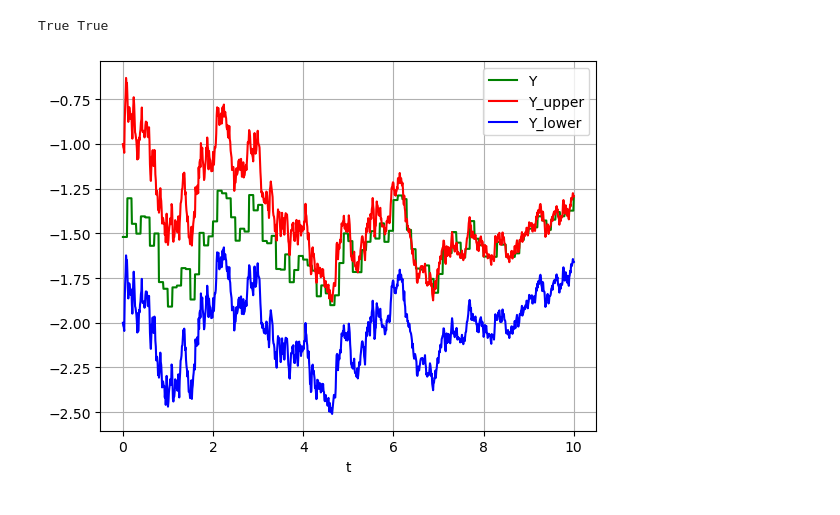
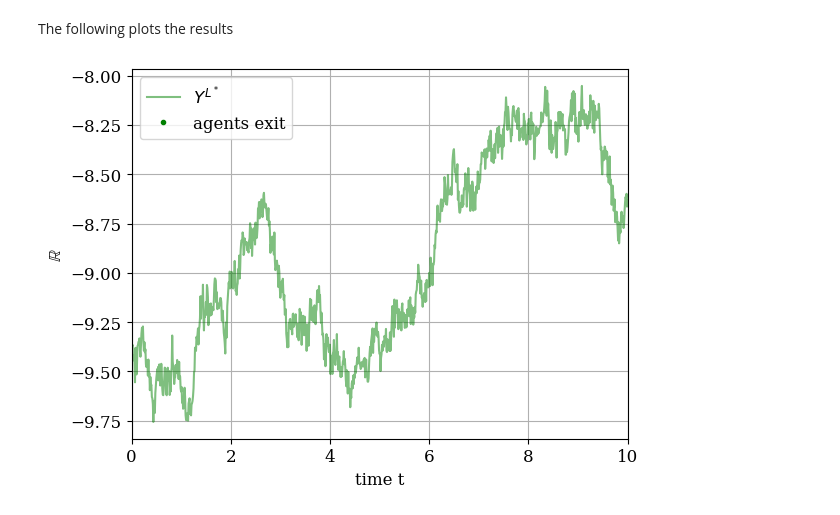
Before and after one commit to johannestrotzke/exit_contract_optimization, a Jupyter notebook: exit_contract_optmization.ipynb, the cells around one changed output. Drawn from its saved outputs; the diff is of its cells as text; code cells hidden in the pictures.

```diff
--- a/exit_contract_optmization.ipynb
+++ b/exit_contract_optmization.ipynb
@@ -11,22 +19,11 @@ from tqdm.notebook import tqdm
 #diffusion parameters
 mu_0=-0.1
 def mu(x):
-
-    #OU-Prozess
-    #return 0.01*x
     return mu_0
-sigma_0=0.3
+sigma_0=0.5
 def sigma(x):
-
     return sigma_0
-r_0=0.1
+r_0=0.01
 def r(x):
     return r_0
-
-x_0=3
-a="-inf"
-b='inf'
-J_min=-50
-J_max=50
-dx=0.1
-J=np.linspace(J_min,J_max,int((J_max-J_min)/dx+1))
+x_0=0
@@ -133,8 +104,7 @@ def simulate_W(T,dt,N):
 # %%
-def simulate(Tstart,Tend,dt,N,L_0,x_0,mu_0,sigma_0,r_0,gamma):
+def simulate_ex1(Tstart,Tend,dt,N,L_0,x_0,mu_0,sigma_0,r_0,gamma):
 
     steps=round((Tend-Tstart)/dt+1)
-
     W=simulate_W(Tend-Tstart,dt,N)
     times=np.linspace(0,Tend-Tstart,steps).reshape(steps,1)
     X=x_0+mu_0*times+sigma_0*W
@@ -202,18 +213,22 @@ for (step,t) in enumerate(tqdm(times)):
+# %% [markdown]
+The following plots the results
 # %%
-#plt.plot(times, X, 'black', label='X')
-#plt.plot(times, L, 'g', label='L')
-Y=np.array(Y)
-plt.plot(times, Y, 'g', label='Y')
+plt.plot(times, Y, 'g', label=r'$Y^{L^*}$',alpha=0.5)
 t=times.reshape(times.shape[0],1)
-Y_upper=beta_0*np.exp(-r_0*t)+beta_1*np.exp(-r_0*t)*(mu_0*t+mu_0/r_0+sigma_0*W)
-Y_lower=beta_1*np.exp(-r_0*t)*(mu_0*t+mu_0/r_0+sigma_0*W)
-print(Y_upper.all()>=Y.all(),Y_lower.all()<=Y.all())
-plt.plot(times, Y_upper, 'red', label='Y_upper')
-plt.plot(times, Y_lower, 'blue', label='Y_lower')
+
+
+#plots the points where agents exit
+L=np.array(L.reshape((L.shape[0],)))
+L_mask=np.array([L[i]==L[i+1] for i in range(len(L)-1)]+[True])
+Y=Y.reshape((Y.shape[0],))
+Y_masked=np.ma.masked_where(L_mask,Y)
+
+plt.ylabel(r'$\mathbb{R}$')
+plt.xlabel("time t")
+plt.plot(times, Y_masked, 'g', label='agents exit',marker="o",linestyle="None",markersize=3)
 plt.legend(loc='best')
-plt.xlabel('t')
+plt.xlim(left=0,right=T)
 plt.grid()
 plt.show()
 # %% [output]
-True True
-[figure, old version]
+[figure, new version]
```
Also changed, not shown: parts of 33 cells of this notebook.
